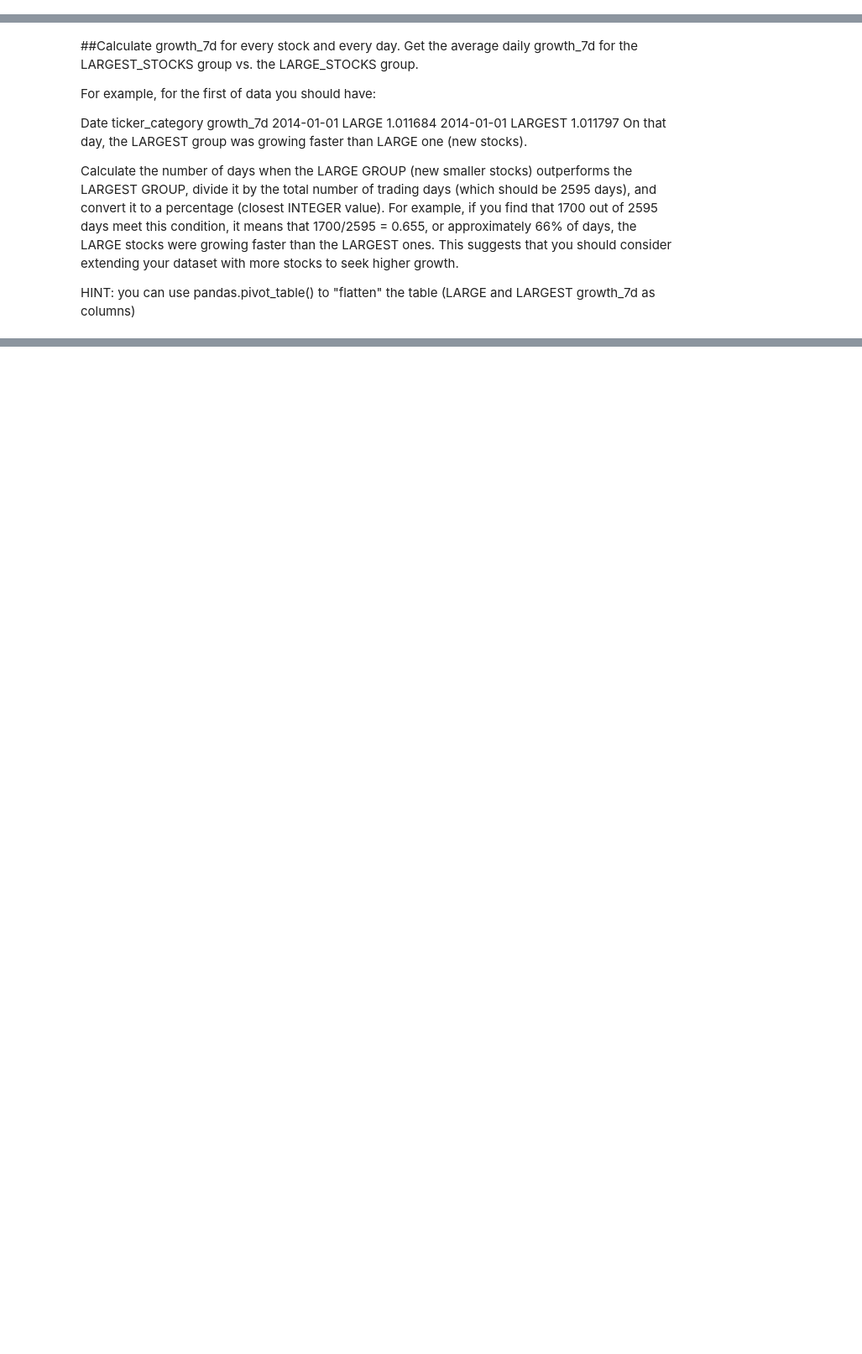
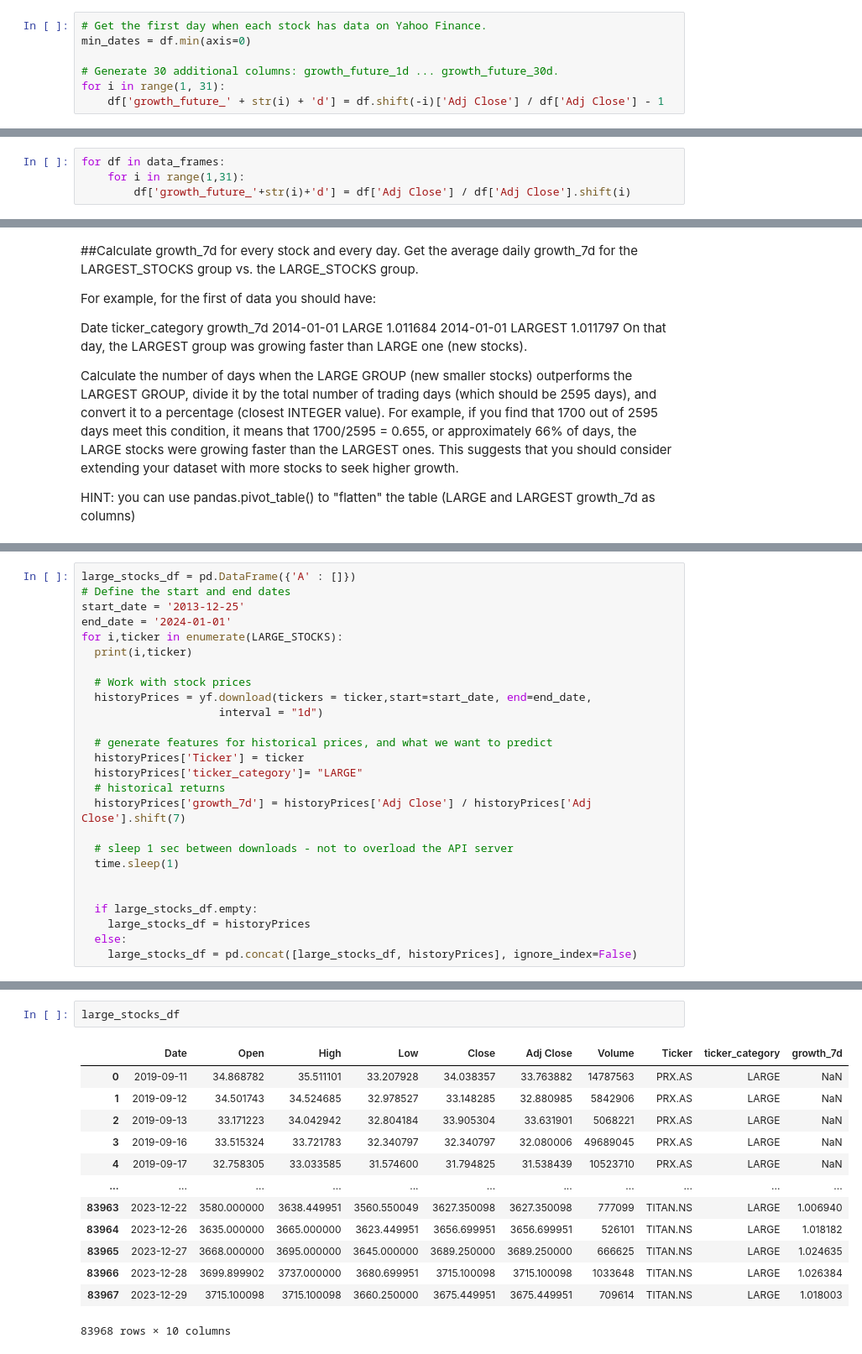
Before and after one commit to thaiphi/Stock-Markets-Analytics-2024, a Jupyter notebook: Week 2/Module_2_Homework.ipynb, the cells around one changed output, grey strips where cells are left out. Shown: that part at 84% size. Cells and saved outputs as stored; diff of their text form; blank space fills up the shorter version.

```diff
--- a/Week 2/Module_2_Homework.ipynb
+++ b/Week 2/Module_2_Homework.ipynb
@@ -491,0 +492,7 @@ print(df)
+# %%
+# Get the first day when each stock has data on Yahoo Finance.
+min_dates = df.min(axis=0)
+
+# Generate 30 additional columns: growth_future_1d ... growth_future_30d.
+for i in range(1, 31):
+    df['growth_future_' + str(i) + 'd'] = df.shift(-i)['Adj Close'] / df['Adj Close'] - 1
@@ -491,0 +511,4 @@ print(df)
+# %%
+for df in data_frames:
+    for i in range(1,31):
+        df['growth_future_'+str(i)+'d'] = df['Adj Close'] / df['Adj Close'].shift(i)
@@ -772,0 +716,26 @@ merged_df
+# %%
+large_stocks_df = pd.DataFrame({'A' : []})
+# Define the start and end dates
+start_date = '2013-12-25'
+end_date = '2024-01-01'
+for i,ticker in enumerate(LARGE_STOCKS):
+  print(i,ticker)
+
+  # Work with stock prices
+  historyPrices = yf.download(tickers = ticker,start=start_date, end=end_date,
+                     interval = "1d")
+
+  # generate features for historical prices, and what we want to predict
+  historyPrices['Ticker'] = ticker
+  historyPrices['ticker_category']= "LARGE"
+  # historical returns
+  historyPrices['growth_7d'] = historyPrices['Adj Close'] / historyPrices['Adj Close'].shift(7)
+
+  # sleep 1 sec between downloads - not to overload the API server
+  time.sleep(1)
+
+
+  if large_stocks_df.empty:
+    large_stocks_df = historyPrices
+  else:
+    large_stocks_df = pd.concat([large_stocks_df, historyPrices], ignore_index=False)
@@ -772,0 +757,16 @@ merged_df
+# %%
+large_stocks_df
+# %% [output]
+|  | Date | Open | High | Low | Close | Adj Close | Volume | Ticker | ticker_category | growth_7d |
+| 0 | 2019-09-11 | 34.868782 | 35.511101 | 33.207928 | 34.038357 | 33.763882 | 14787563 | PRX.AS | LARGE | NaN |
+| 1 | 2019-09-12 | 34.501743 | 34.524685 | 32.978527 | 33.148285 | 32.880985 | 5842906 | PRX.AS | LARGE | NaN |
+| 2 | 2019-09-13 | 33.171223 | 34.042942 | 32.804184 | 33.905304 | 33.631901 | 5068221 | PRX.AS | LARGE | NaN |
+| 3 | 2019-09-16 | 33.515324 | 33.721783 | 32.340797 | 32.340797 | 32.080006 | 49689045 | PRX.AS | LARGE | NaN |
+| 4 | 2019-09-17 | 32.758305 | 33.033585 | 31.574600 | 31.794825 | 31.538439 | 10523710 | PRX.AS | LARGE | NaN |
+| ... | ... | ... | ... | ... | ... | ... | ... | ... | ... | ... |
+| 83963 | 2023-12-22 | 3580.000000 | 3638.449951 | 3560.550049 | 3627.350098 | 3627.350098 | 777099 | TITAN.NS | LARGE | 1.006940 |
+| 83964 | 2023-12-26 | 3635.000000 | 3665.000000 | 3623.449951 | 3656.699951 | 3656.699951 | 526101 | TITAN.NS | LARGE | 1.018182 |
+| 83965 | 2023-12-27 | 3668.000000 | 3695.000000 | 3645.000000 | 3689.250000 | 3689.250000 | 666625 | TITAN.NS | LARGE | 1.024635 |
+| 83966 | 2023-12-28 | 3699.899902 | 3737.000000 | 3680.699951 | 3715.100098 | 3715.100098 | 1033648 | TITAN.NS | LARGE | 1.026384 |
+| 83967 | 2023-12-29 | 3715.100098 | 3715.100098 | 3660.250000 | 3675.449951 | 3675.449951 | 709614 | TITAN.NS | LARGE | 1.018003 |
+83968 rows × 10 columns
```
Also changed, not shown: parts of 28 cells of this notebook.
